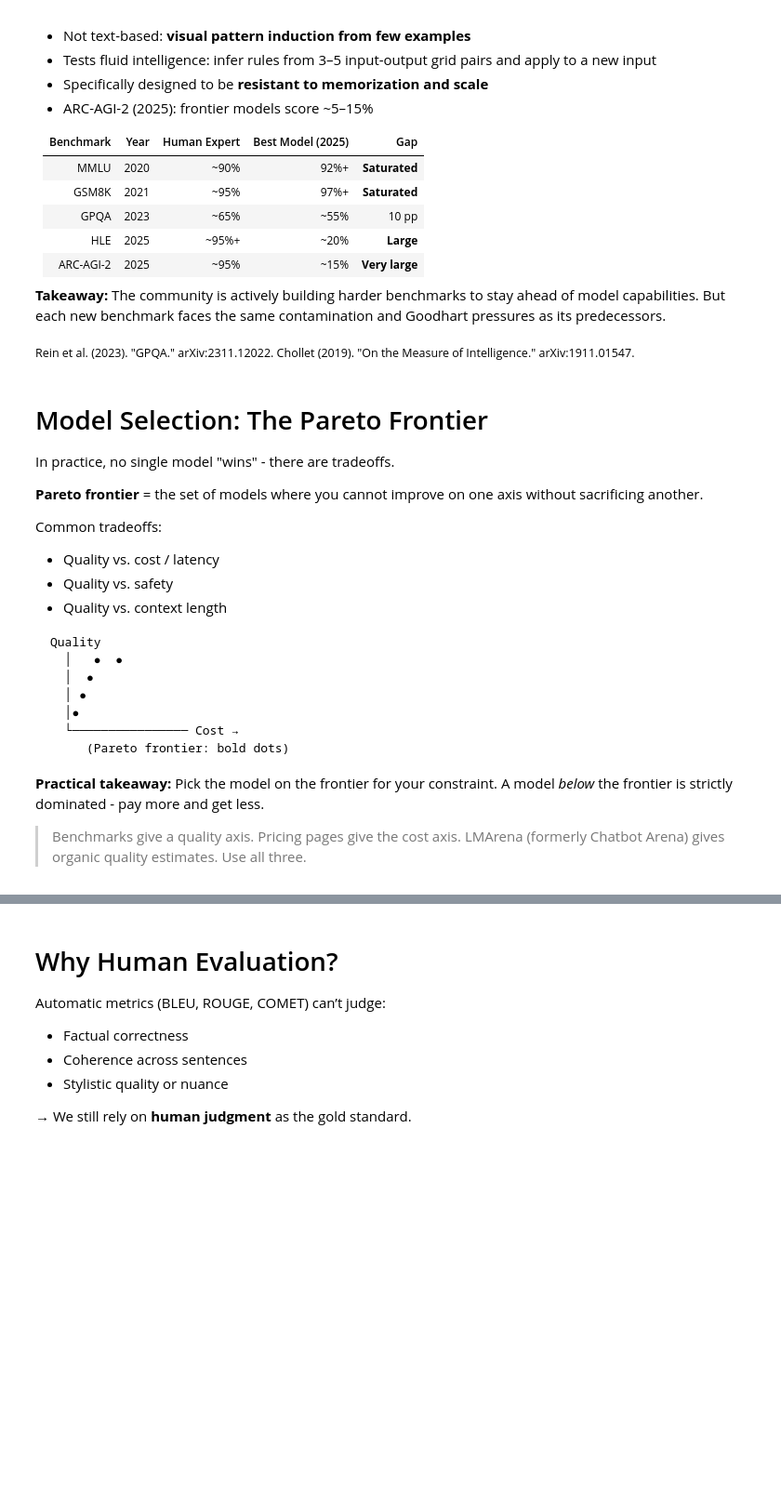
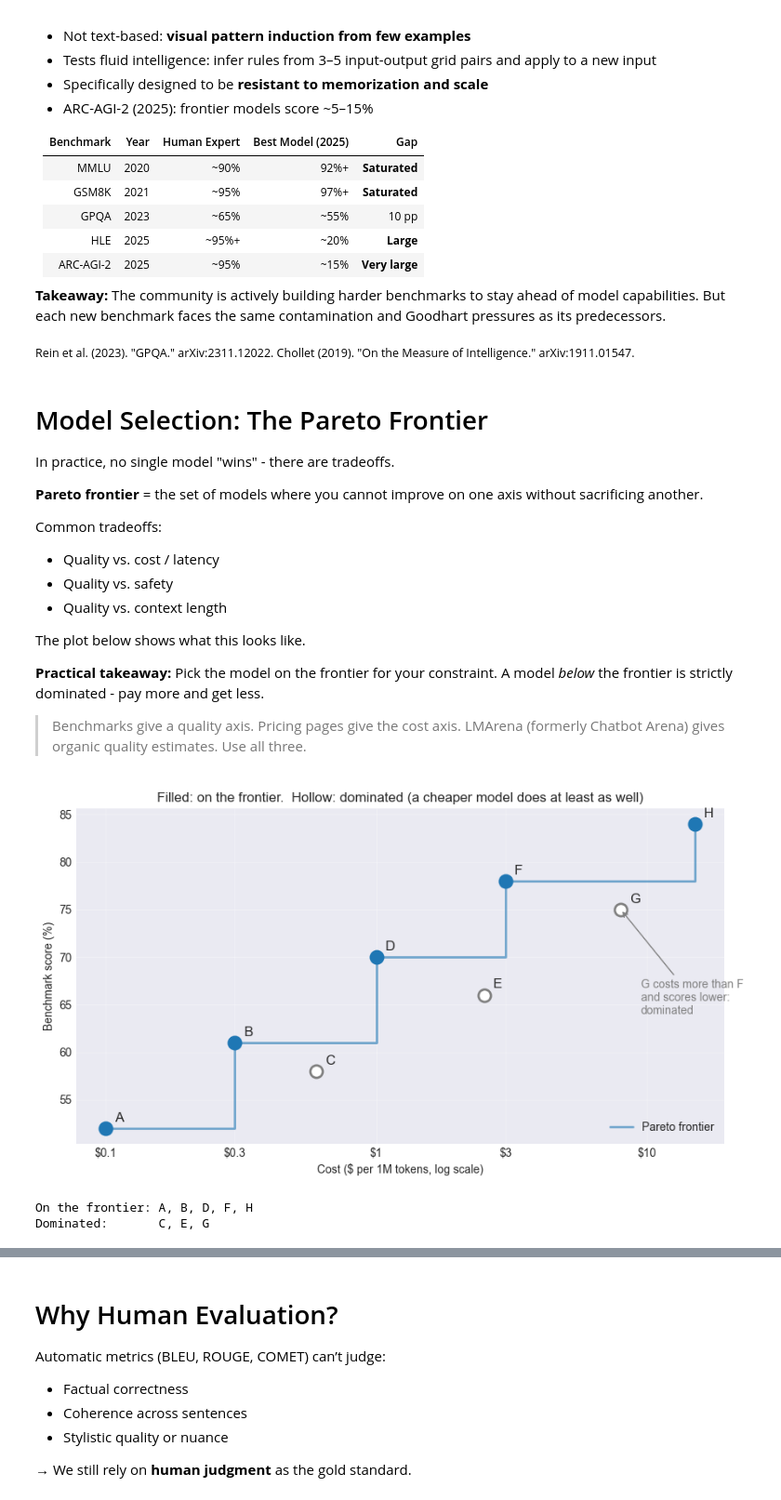
Before and after one commit to aaarrmiinnn/UMD-DATA641-MSML641, a Jupyter notebook: lectures/session09_evaluation_llm.ipynb, the cells around one changed output, grey strips where cells are left out. Shown at 93% size. Drawn from its saved outputs; the diff is of its cells as text; code cells hidden in the pictures; blank space fills up the shorter version.

Commit message:
Replace the text-drawn Pareto chart in Session 9 with a real plot
Plot eight illustrative models by cost and score, compute the frontier, and mark the dominated ones.
Also match Session 9's RISE settings to the other lectures and re-execute it.

````diff
--- a/lectures/session09_evaluation_llm.ipynb
+++ b/lectures/session09_evaluation_llm.ipynb
@@ -716,19 +716,62 @@ Common tradeoffs:
 - Quality vs. safety
 - Quality vs. context length
 
-```
-Quality
-  │   ●  ●
-  │  ●
-  │ ●
-  │●
-  └──────────────── Cost →
-     (Pareto frontier: bold dots)
-```
+The plot below shows what this looks like.
+
 
 **Practical takeaway:** Pick the model on the frontier for your constraint. A model *below* the frontier is strictly dominated  -  pay more and get less.
 
 > Benchmarks give a quality axis. Pricing pages give the cost axis. LMArena (formerly Chatbot Arena) gives organic quality estimates. Use all three.
+# %%
+# Pareto frontier: quality vs cost
+# Illustrative numbers for eight made-up models, not real prices or scores.
+import matplotlib.pyplot as plt
+
+models = {            # name: (cost in $ per 1M tokens, benchmark score %)
+    "A": (0.10, 52), "B": (0.30, 61), "C": (0.60, 58), "D": (1.00, 70),
+    "E": (2.50, 66), "F": (3.00, 78), "G": (8.00, 75), "H": (15.0, 84),
+}
+
+# A model is on the frontier if no cheaper model scores at least as well
+ranked = sorted(models.items(), key=lambda kv: kv[1][0])
+frontier, best = [], -1
+for name, (cost, score) in ranked:
+    if score > best:
+        frontier.append(name)
+        best = score
+
+fig, ax = plt.subplots(figsize=(9, 5))
+fx = [models[n][0] for n in frontier]
+fy = [models[n][1] for n in frontier]
+ax.step(fx, fy, where="post", color="tab:blue", linewidth=2, alpha=0.6, label="Pareto frontier")
+for name, (cost, score) in models.items():
+    on = name in frontier
+    ax.scatter(cost, score, s=120, zorder=3,
+               color="tab:blue" if on else "white",
+               edgecolor="tab:blue" if on else "gray", linewidth=2)
+    ax.annotate(name, (cost, score), textcoords="offset points", xytext=(8, 6), fontsize=12)
+
+ax.annotate("G costs more than F\nand scores lower:\ndominated",
+            xy=(8.0, 75), xytext=(9.5, 64), fontsize=10, color="gray",
+            arrowprops=dict(arrowstyle="->", color="gray"))
+ax.set_xscale("log")
+ticks = [0.1, 0.3, 1, 3, 10]
+ax.set_xticks(ticks)
+ax.set_xticklabels([f"${t:g}" for t in ticks])
+ax.set_xlabel("Cost ($ per 1M tokens, log scale)")
+ax.set_ylabel("Benchmark score (%)")
+ax.set_title("Filled: on the frontier.  Hollow: dominated (a cheaper model does at least as well)")
+ax.legend(loc="lower right")
+ax.grid(True, alpha=0.3)
+plt.tight_layout()
+plt.show()
+
+print("On the frontier:", ", ".join(frontier))
+print("Dominated:      ", ", ".join(n for n in models if n not in frontier))
+# %% [output]
+[figure, added]
+On the frontier: A, B, D, F, H
+Dominated:       C, E, G
 # %% [markdown]
 <div style="text-align: left; margin-bottom: 20px;">
  <img src="img/umd_logo.png"
````
